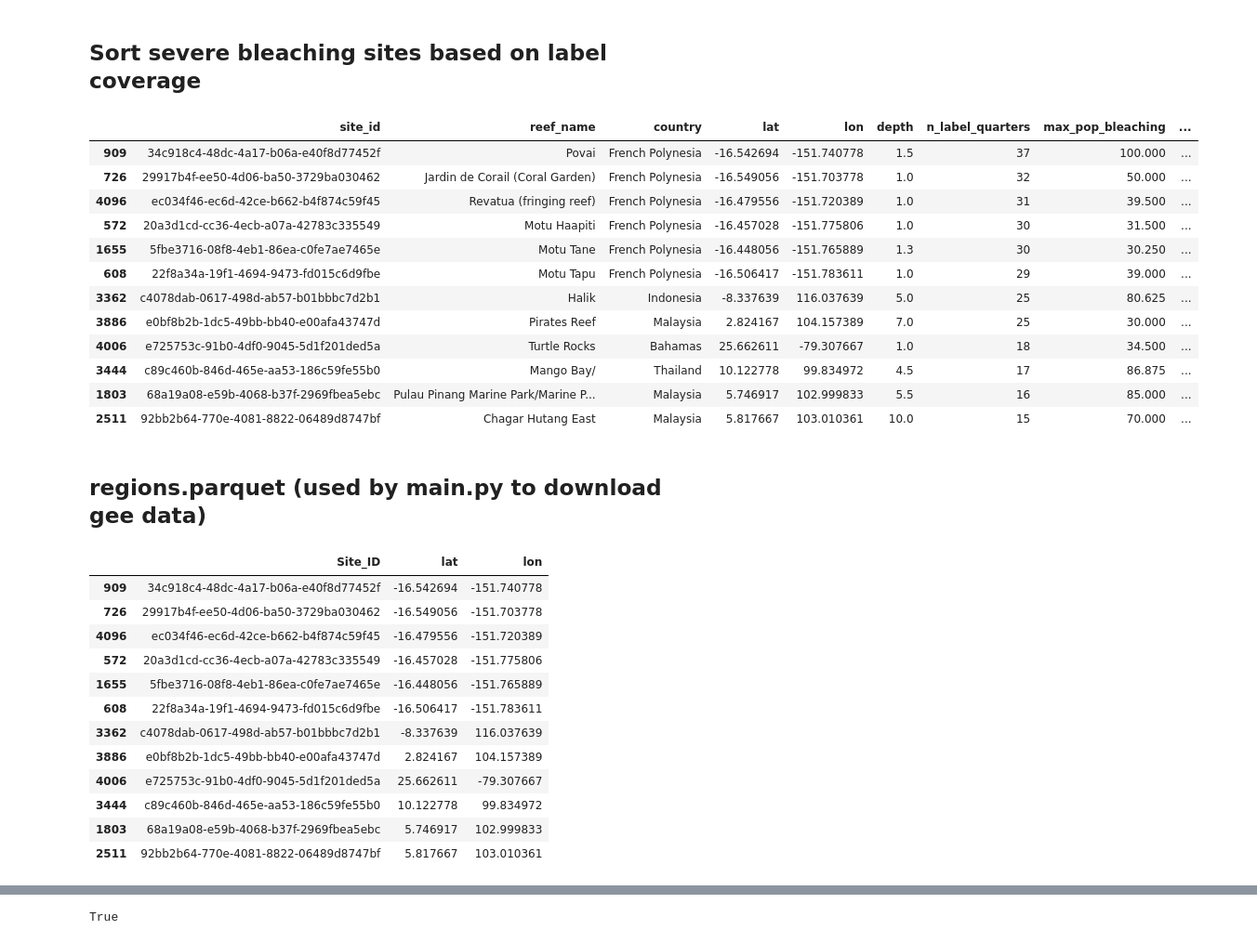
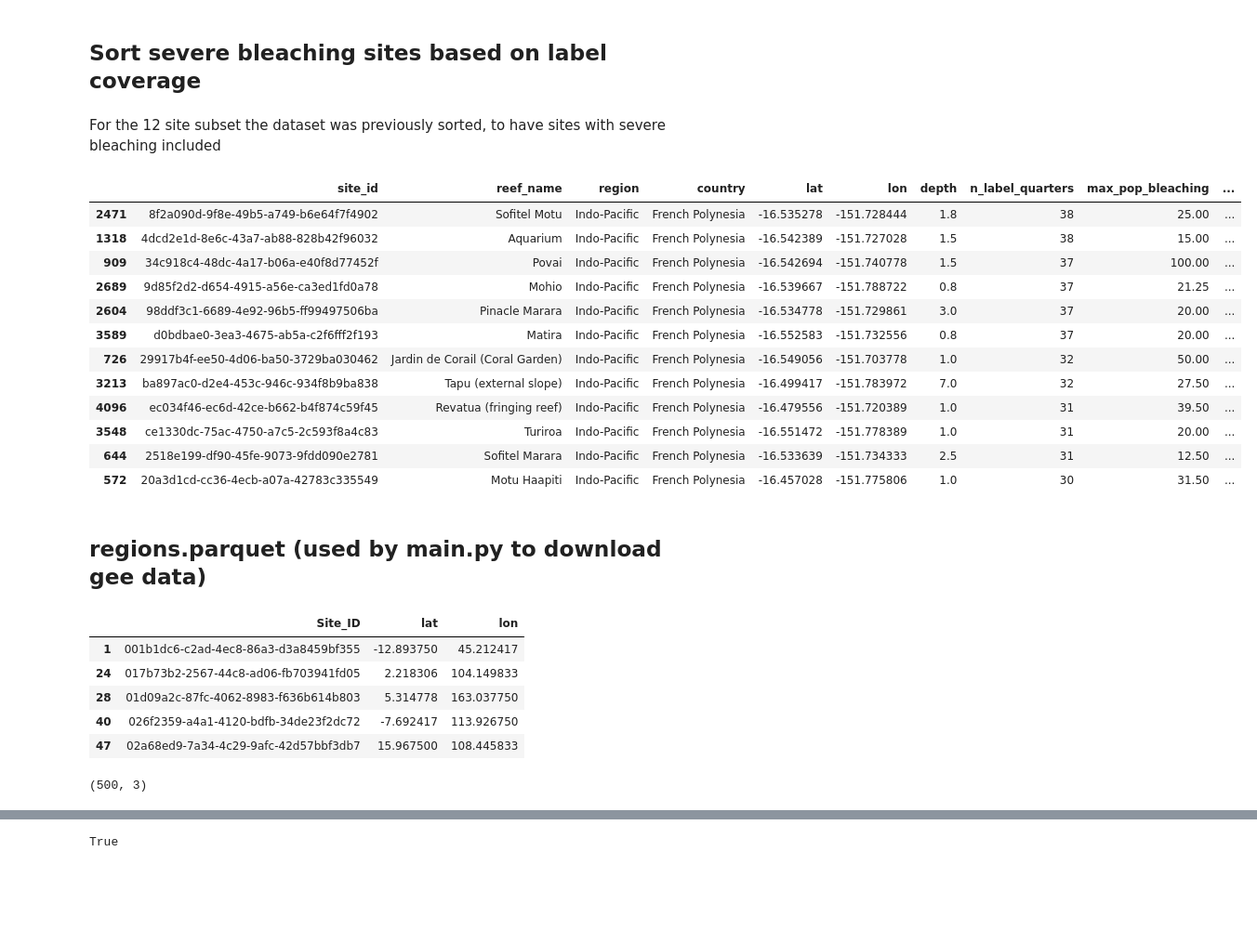
Before and after one commit to Leon1799/Research-Practice, a Jupyter notebook: Scripts/Labels/siteselection and data viz.ipynb, the cells around one changed output, grey strips where cells are left out. Shown at 93% size. Drawn from its saved outputs; the diff is of its cells as text; code cells hidden in the pictures; blank space fills up the shorter version.

Commit message:
Site-level Spatial Split

```diff
--- a/Scripts/Labels/siteselection and data viz.ipynb
+++ b/Scripts/Labels/siteselection and data viz.ipynb
@@ -12,8 +10,9 @@ import pandas as pd
 
 
 
-N_SITES = 12
-SEVERE_BLEACHING_THRESHOLD = 30.0
+N_SITES = 500
+REGION = "Indo-Pacific"
+SEVERE_BLEACHING_THRESHOLD = 0
 START_QUARTER = "2000-01-01"#change both dates!!!!!!!!!!!!!!!!!!!!
 END_QUARTER = "2024-04-01"
 SEGMENT_COLUMNS = ["s1 (0-20m)", "s2 (25-45m)", "s3 (50-70m)", "s4 (75-95m)"]
@@ -86,73 +85,88 @@ site_id_counts_per_region
 | n_site_ids | 3145 | 985 | 184 | 74 | 51 | 7 |
 # %% [markdown]
 ## Sort severe bleaching sites based on label coverage
+# %% [markdown]
+For the 12 site subset the dataset was previously sorted, to have sites with severe bleaching included
 # %%
 labels_long = pop.groupby(["site_id", "quarter"], as_index=False).agg(bleaching_percent=("bleaching_percent", "mean")) # average if site has more than one survey in the same quarter
 
 site_info = (
     pop.sort_values("date")
     .groupby("site_id", as_index=False)
     .agg(
         reef_name=("reef_name", "first"),
+        region=("region", "first"),
         country=("country", "first"),
         lat=("lat", "first"),
         lon=("lon", "first"),
         depth=("depth (m)", "first"),
     )
 ) # collect one coordinate and name per site
 
 site_stats = (
     labels_long.groupby("site_id", as_index=False)
     .agg(
         n_label_quarters=("quarter", "nunique"),
         max_pop_bleaching=("bleaching_percent", "max"),
         min_pop_bleaching=("bleaching_percent", "min"),
     )
 )
 
 candidates = site_info.merge(site_stats, on="site_id", how="inner")
 candidates = candidates[candidates["max_pop_bleaching"] >= SEVERE_BLEACHING_THRESHOLD].copy() # at least one severe bleaching
+if REGION != "all":
+    candidates = candidates[candidates["region"] == REGION].copy()
+
 candidates = candidates.sort_values(["n_label_quarters", "max_pop_bleaching"], ascending=[False, False]).copy()
 
 candidates.head(12)
 # %% [output]
-|  | site_id | reef_name | country | lat | lon | depth | n_label_quarters | max_pop_bleaching | ... |
-| 909 | 34c918c4-48dc-4a17-b06a-e40f8d77452f | Povai | French Polynesia | -16.542694 | -151.740778 | 1.5 | 37 | 100.000 | ... |
-| 726 | 29917b4f-ee50-4d06-ba50-3729ba030462 | Jardin de Corail (Coral Garden) | French Polynesia | -16.549056 | -151.703778 | 1.0 | 32 | 50.000 | ... |
-| 4096 | ec034f46-ec6d-42ce-b662-b4f874c59f45 | Revatua (fringing reef) | French Polynesia | -16.479556 | -151.720389 | 1.0 | 31 | 39.500 | ... |
-| 572 | 20a3d1cd-cc36-4ecb-a07a-42783c335549 | Motu Haapiti | French Polynesia | -16.457028 | -151.775806 | 1.0 | 30 | 31.500 | ... |
-| 1655 | 5fbe3716-08f8-4eb1-86ea-c0fe7ae7465e | Motu Tane | French Polynesia | -16.448056 | -151.765889 | 1.3 | 30 | 30.250 | ... |
-| 608 | 22f8a34a-19f1-4694-9473-fd015c6d9fbe | Motu Tapu | French Polynesia | -16.506417 | -151.783611 | 1.0 | 29 | 39.000 | ... |
-| 3362 | c4078dab-0617-498d-ab57-b01bbbc7d2b1 | Halik | Indonesia | -8.337639 | 116.037639 | 5.0 | 25 | 80.625 | ... |
-| 3886 | e0bf8b2b-1dc5-49bb-bb40-e00afa43747d | Pirates Reef | Malaysia | 2.824167 | 104.157389 | 7.0 | 25 | 30.000 | ... |
-| 4006 | e725753c-91b0-4df0-9045-5d1f201ded5a | Turtle Rocks | Bahamas | 25.662611 | -79.307667 | 1.0 | 18 | 34.500 | ... |
-| 3444 | c89c460b-846d-465e-aa53-186c59fe55b0 | Mango Bay/ | Thailand | 10.122778 | 99.834972 | 4.5 | 17 | 86.875 | ... |
-| 1803 | 68a19a08-e59b-4068-b37f-2969fbea5ebc | Pulau Pinang Marine Park/Marine P... | Malaysia | 5.746917 | 102.999833 | 5.5 | 16 | 85.000 | ... |
-| 2511 | 92bb2b64-770e-4081-8822-06489d8747bf | Chagar Hutang East | Malaysia | 5.817667 | 103.010361 | 10.0 | 15 | 70.000 | ... |
+|  | site_id | reef_name | region | country | lat | lon | depth | n_label_quarters | max_pop_bleaching | ... |
+| 2471 | 8f2a090d-9f8e-49b5-a749-b6e64f7f4902 | Sofitel Motu | Indo-Pacific | French Polynesia | -16.535278 | -151.728444 | 1.8 | 38 | 25.00 | ... |
+| 1318 | 4dcd2e1d-8e6c-43a7-ab88-828b42f96032 | Aquarium | Indo-Pacific | French Polynesia | -16.542389 | -151.727028 | 1.5 | 38 | 15.00 | ... |
+| 909 | 34c918c4-48dc-4a17-b06a-e40f8d77452f | Povai | Indo-Pacific | French Polynesia | -16.542694 | -151.740778 | 1.5 | 37 | 100.00 | ... |
+| 2689 | 9d85f2d2-d654-4915-a56e-ca3ed1fd0a78 | Mohio | Indo-Pacific | French Polynesia | -16.539667 | -151.788722 | 0.8 | 37 | 21.25 | ... |
+| 2604 | 98ddf3c1-6689-4e92-96b5-ff99497506ba | Pinacle Marara | Indo-Pacific | French Polynesia | -16.534778 | -151.729861 | 3.0 | 37 | 20.00 | ... |
+| 3589 | d0bdbae0-3ea3-4675-ab5a-c2f6fff2f193 | Matira | Indo-Pacific | French Polynesia | -16.552583 | -151.732556 | 0.8 | 37 | 20.00 | ... |
+| 726 | 29917b4f-ee50-4d06-ba50-3729ba030462 | Jardin de Corail (Coral Garden) | Indo-Pacific | French Polynesia | -16.549056 | -151.703778 | 1.0 | 32 | 50.00 | ... |
+| 3213 | ba897ac0-d2e4-453c-946c-934f8b9ba838 | Tapu (external slope) | Indo-Pacific | French Polynesia | -16.499417 | -151.783972 | 7.0 | 32 | 27.50 | ... |
+| 4096 | ec034f46-ec6d-42ce-b662-b4f874c59f45 | Revatua (fringing reef) | Indo-Pacific | French Polynesia | -16.479556 | -151.720389 | 1.0 | 31 | 39.50 | ... |
+| 3548 | ce1330dc-75ac-4750-a7c5-2c593f8a4c83 | Turiroa | Indo-Pacific | French Polynesia | -16.551472 | -151.778389 | 1.0 | 31 | 20.00 | ... |
+| 644 | 2518e199-df90-45fe-9073-9fdd090e2781 | Sofitel Marara | Indo-Pacific | French Polynesia | -16.533639 | -151.734333 | 2.5 | 31 | 12.50 | ... |
+| 572 | 20a3d1cd-cc36-4ecb-a07a-42783c335549 | Motu Haapiti | Indo-Pacific | French Polynesia | -16.457028 | -151.775806 | 1.0 | 30 | 31.50 | ... |
 # %% [markdown]
 ## regions.parquet (used by main.py to download gee data)
 # %%
-selected = candidates.head(N_SITES).copy() # 12 sites with most labels and severe bleaching
+# if for training purposes N_SITES is limited, the sorted candidates will be randomly sampled
+SPATIAL_SITE_SELECTION_SEED = 42
+
+if N_SITES == "all":
+    selected = candidates.sort_values("site_id").copy()
+else:
+    selected = (
+        candidates
+        .sort_values("site_id")
+        .sample(n=N_SITES, random_state=SPATIAL_SITE_SELECTION_SEED)
+        .sort_values("site_id")
+        .copy()
+    )
 selected_site_ids = selected["site_id"].tolist()
 
 regions = selected[["site_id", "lat", "lon"]]
 regions = regions.rename(columns={"site_id": "Site_ID"}) # bc main.py expects
 regions.to_parquet(r"C:\Users\ohlle\OneDrive\Dokumente\TUM\Master\Research Practice\Scripts\Labels\regions.parquet", index=False)
-regions
+regions.head()
 # %% [output]
 |  | Site_ID | lat | lon |
-| 909 | 34c918c4-48dc-4a17-b06a-e40f8d77452f | -16.542694 | -151.740778 |
-| 726 | 29917b4f-ee50-4d06-ba50-3729ba030462 | -16.549056 | -151.703778 |
-| 4096 | ec034f46-ec6d-42ce-b662-b4f874c59f45 | -16.479556 | -151.720389 |
-| 572 | 20a3d1cd-cc36-4ecb-a07a-42783c335549 | -16.457028 | -151.775806 |
-| 1655 | 5fbe3716-08f8-4eb1-86ea-c0fe7ae7465e | -16.448056 | -151.765889 |
-| 608 | 22f8a34a-19f1-4694-9473-fd015c6d9fbe | -16.506417 | -151.783611 |
-| 3362 | c4078dab-0617-498d-ab57-b01bbbc7d2b1 | -8.337639 | 116.037639 |
-| 3886 | e0bf8b2b-1dc5-49bb-bb40-e00afa43747d | 2.824167 | 104.157389 |
-| 4006 | e725753c-91b0-4df0-9045-5d1f201ded5a | 25.662611 | -79.307667 |
-| 3444 | c89c460b-846d-465e-aa53-186c59fe55b0 | 10.122778 | 99.834972 |
-| 1803 | 68a19a08-e59b-4068-b37f-2969fbea5ebc | 5.746917 | 102.999833 |
-| 2511 | 92bb2b64-770e-4081-8822-06489d8747bf | 5.817667 | 103.010361 |
+| 1 | 001b1dc6-c2ad-4ec8-86a3-d3a8459bf355 | -12.893750 | 45.212417 |
+| 24 | 017b73b2-2567-44c8-ad06-fb703941fd05 | 2.218306 | 104.149833 |
+| 28 | 01d09a2c-87fc-4062-8983-f636b614b803 | 5.314778 | 163.037750 |
+| 40 | 026f2359-a4a1-4120-bdfb-34de23f2dc72 | -7.692417 | 113.926750 |
+| 47 | 02a68ed9-7a34-4c29-9afc-42d57bbf3db7 | 15.967500 | 108.445833 |
+# %%
+regions.shape
+# %% [output]
+(500, 3)
 # %%
 selected_labels_long = labels_long[labels_long["site_id"].isin(selected_site_ids)].copy()
 selected_labels_long["sid"] = "SID_" + selected_labels_long["site_id"].astype(str) # SID_x like in exisiting scripts
```
Also changed, not shown: parts of 21 cells of this notebook, 7 other files.
